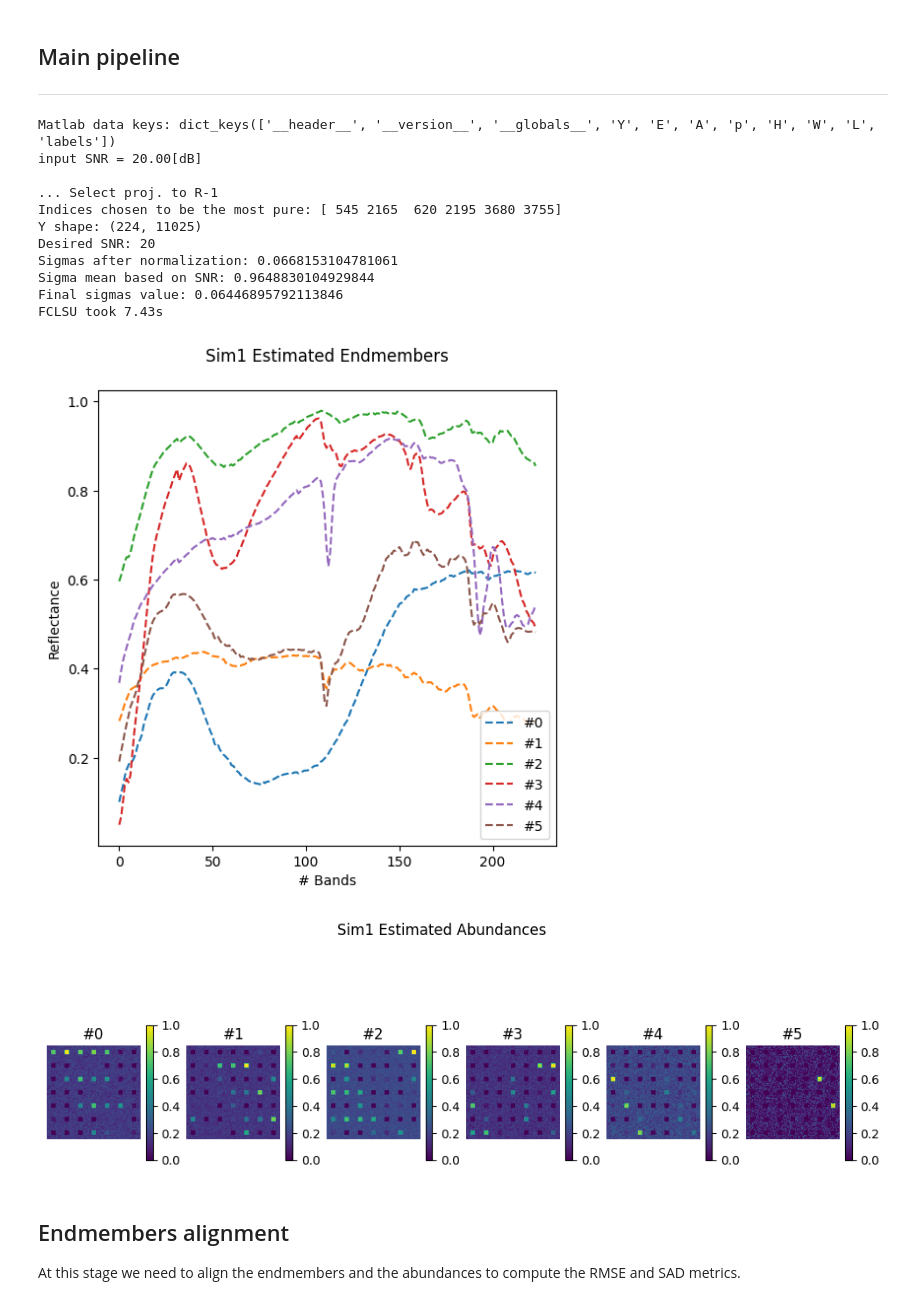
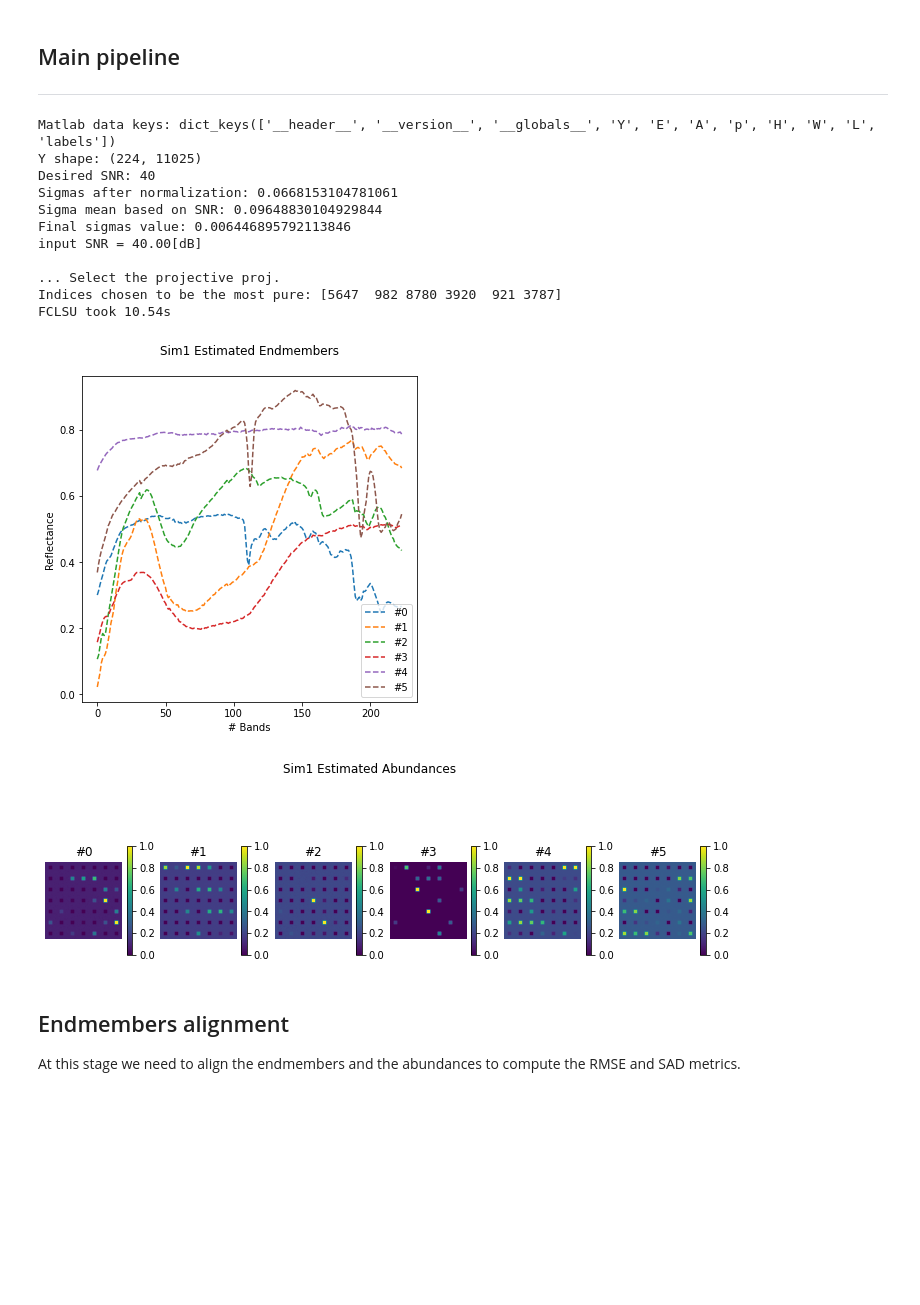
Before and after one commit to BehnoodRasti/Unmixing_Tutorial_IEEE_IADF, a Jupyter notebook: VCA_FCLSU.ipynb, the cells around one changed output. Saved outputs shown, nothing was run; the diff lists cells and outputs as text; code cells hidden in the pictures; blank space fills up the shorter version.

```diff
--- a/VCA_FCLSU.ipynb
+++ b/VCA_FCLSU.ipynb
@@ -354,44 +364,43 @@ class FCLSU:
 # %%
 # Instantiate objects
 extractor = VCA()
 #extractor = TrueEndmembers()
 #extractor = RandomPixels()
 model = FCLSU()
 hsi = HSI("Sim1.mat")
 
 noise = AWGN()
 
-SNR = 20
+SNR = 40
+
+hsi.Y = noise.fit_transform(hsi.Y, SNR=SNR, seed=0)
 
 # Endmembers extraction
 E0 = extractor.init_like(hsi, seed=0, snr_input=SNR)
-
-
-hsi.Y = noise.fit_transform(hsi.Y, SNR=SNR, seed=0)
 
 # Call data to return HSI
 Y, _, _ = hsi()
 
 # Abundances estimation
 A0 = model.solve(Y, E0)
 
 # Plot results
 hsi.plot_endmembers(E0=E0)
 hsi.plot_abundances(A0=A0)
 # %% [output]
 Matlab data keys: dict_keys(['__header__', '__version__', '__globals__', 'Y', 'E', 'A', 'p', 'H', 'W', 'L', 'labels'])
-input SNR = 20.00[dB]
+Y shape: (224, 11025)
+Desired SNR: 40
+Sigmas after normalization: 0.0668153104781061
+Sigma mean based on SNR: 0.09648830104929844
+Final sigmas value: 0.006446895792113846
+input SNR = 40.00[dB]
 
-... Select proj. to R-1
-Indices chosen to be the most pure: [ 545 2165  620 2195 3680 3755]
-Y shape: (224, 11025)
-Desired SNR: 20
-Sigmas after normalization: 0.0668153104781061
-Sigma mean based on SNR: 0.9648830104929844
-Final sigmas value: 0.06446895792113846
-FCLSU took 7.43s
+... Select the projective proj.
+Indices chosen to be the most pure: [5647  982 8780 3920  921 3787]
+FCLSU took 10.54s
-[figure, old version]
+[figure, new version]
-[figure, old version]
+[figure, new version]
 # %% [markdown]
 ## Endmembers alignment
 
```
Also changed, not shown: parts of 5 cells of this notebook.
